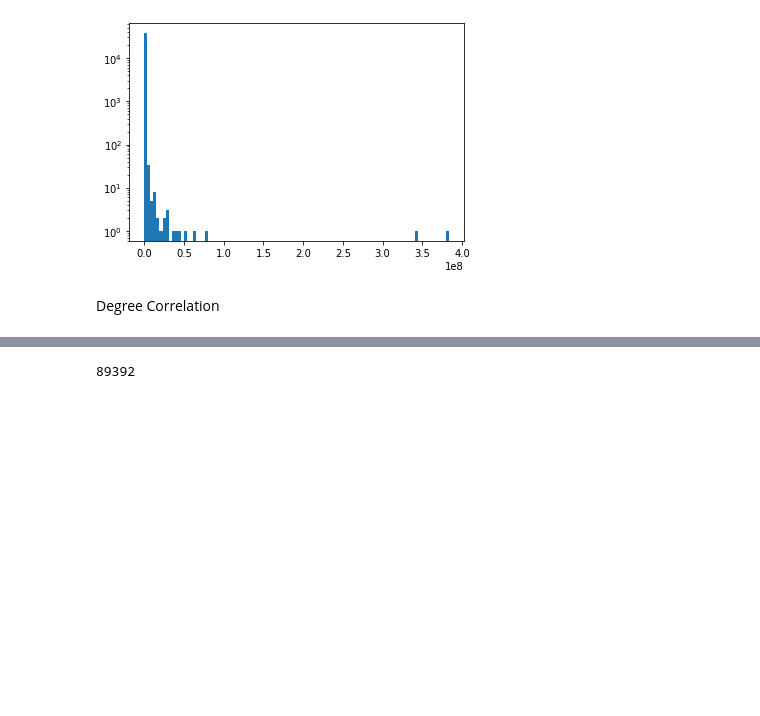
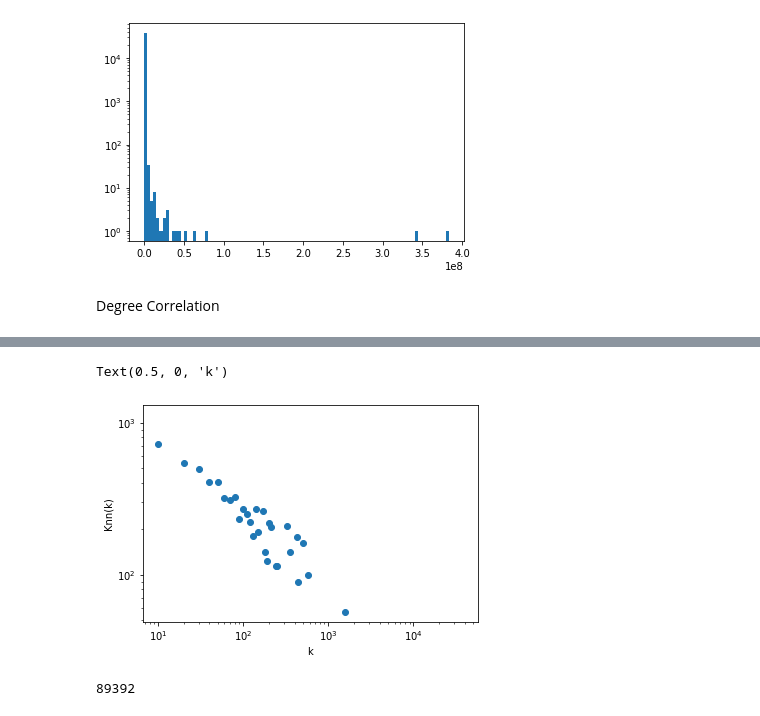
Before and after one commit to IlVirtuoso/Avrcp, a Jupyter notebook: NetAnalysis/doc/network.ipynb, the cells around one changed output, grey strips where cells are left out. Cells and saved outputs as stored; diff of their text form; code cells hidden in the pictures; blank space fills up the shorter version.

```diff
--- a/NetAnalysis/doc/network.ipynb
+++ b/NetAnalysis/doc/network.ipynb
@@ -53,6 +55,16 @@ def PrintStat(array: list[int]):
     print("Min: " + str(np.min(array)))
     print("Variance: " + str(np.var(array)))
     pass
+
+def ExtractDegreeNodes(nxgraph: nx.graph.Graph,degree : int) -> list[int]:
+    nodes = []
+    degrees = nxgraph.degree()
+    for node in nxgraph:
+        if degrees[node] == degree:
+            nodes.append(node)
+            pass
+        pass
+    return nodes
 # %%
 
 graph = nk.graphio.EdgeListReader(",",0).read("./musae_git_edges.csv")
@@ -284,0 +281,27 @@ nx.assortativity.degree_assortativity_coefficient(nxgraph)
+# %%
+knn= nx.average_neighbor_degree(nxgraph)
+max_degree = np.max(nxgraph.degree())
+# %%
+degree_corr = []
+expected_corr = []
+assort_coeff= nx.assortativity.degree_assortativity_coefficient(nxgraph)
+print(max_degree)
+bar = Bar('Calculating',max=max_degree)
+for k in range(1,max_degree,10):
+    nodes = ExtractDegreeNodes(nxgraph,k)
+    knns = []
+    for node in nodes:
+        knns.append(knn[node])
+        pass
+    if len(knns) > 0:
+        degree_corr.append(np.mean(knns))
+        pass
+    else:
+        degree_corr.append(0)
+        pass
+    expected_corr.append(k*assort_coeff*10)
+    nodes=[]
+    bar.next()
+    print(k)
+    pass
+bar.finish()
@@ -285,3 +326,12 @@ nx.assortativity.degree_assortativity_coefficient(nxgraph)
+# %%
+f = plt.scatter(np.arange(0,max_degree,10),degree_corr)
+plt.yscale("log")
+plt.xscale("log")
+plt.ylabel("Knn(k)")
+plt.xlabel("k")
+# %% [output]
+Text(0.5, 0, 'k')
+[figure, added]
 # %%
 cross_edges = 0
 mlTargets = nx.get_node_attributes(nxgraph,"ml_target")
```
Also changed, not shown: parts of 8 cells of this notebook, 7 other files.
